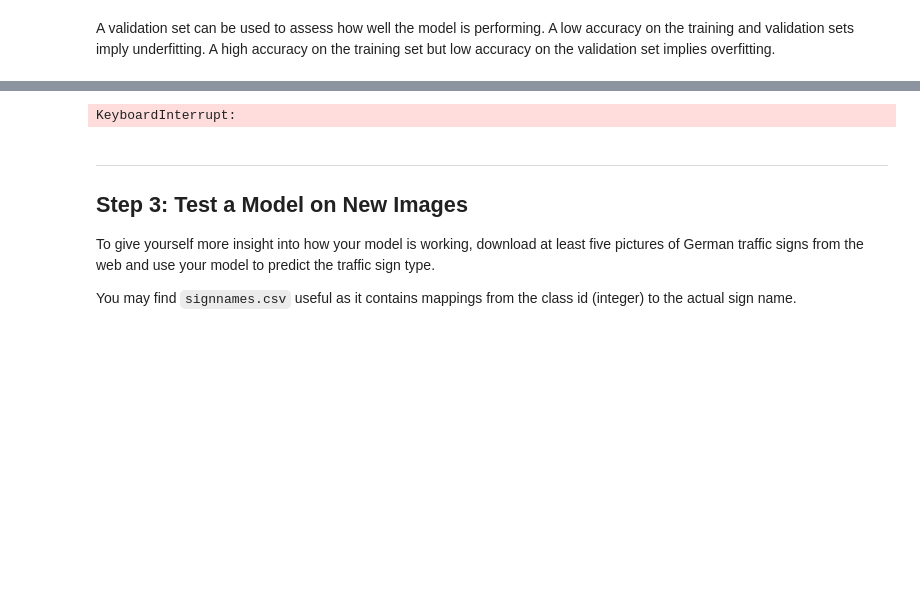
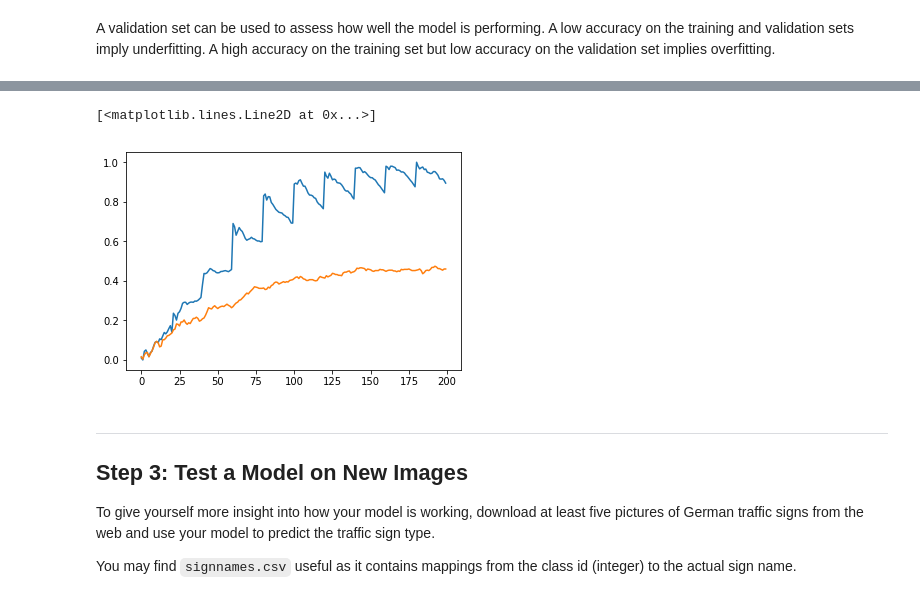
Before and after one commit to tempflip/CarND-Traffic-Sign-Classifier-Project, a Jupyter notebook: Traffic_Sign_Classifier.ipynb, the cells around one changed output, grey strips where cells are left out. Saved outputs shown, nothing was run; the diff lists cells and outputs as text; code cells hidden in the pictures; blank space fills up the shorter version.

```diff
--- a/Traffic_Sign_Classifier.ipynb
+++ b/Traffic_Sign_Classifier.ipynb
@@ -160,8 +160,8 @@ from sklearn.utils import shuffle
 import cv2
 n = len(X_train)
 nv = len(X_valid)
-n = 1000
-nv = 100
+n = 2000
+nv = 500
 
 X_train, y_train = shuffle(X_train, y_train)
 X_valid, y_valid = shuffle(X_valid, y_valid)
@@ -272,9 +276,9 @@ accuracy = tf.reduce_mean(tf.cast(correct_pred, tf.float32))
 saver = tf.train.Saver()
 init = tf.global_variables_initializer()
 print ('starting...')
-batch_size = 20
+batch_size = 100
 batch_numbers = int(len(xt)/batch_size)
-epochs = 2
+epochs = 10
 a_b = []
 a_v = []
 with tf.Session() as sess:
@@ -320,4 +324,5 @@ Epoch: 1/2       Batch : 32/50   loss: 994694.3125       acc: 0.5429936051368713
-KeyboardInterrupt:
+[<matplotlib.lines.Line2D at 0x...>]
+[figure, added]
 # %% [markdown]
 ---
 
```
Also changed, not shown: parts of 7 cells of this notebook, 7 other files.
